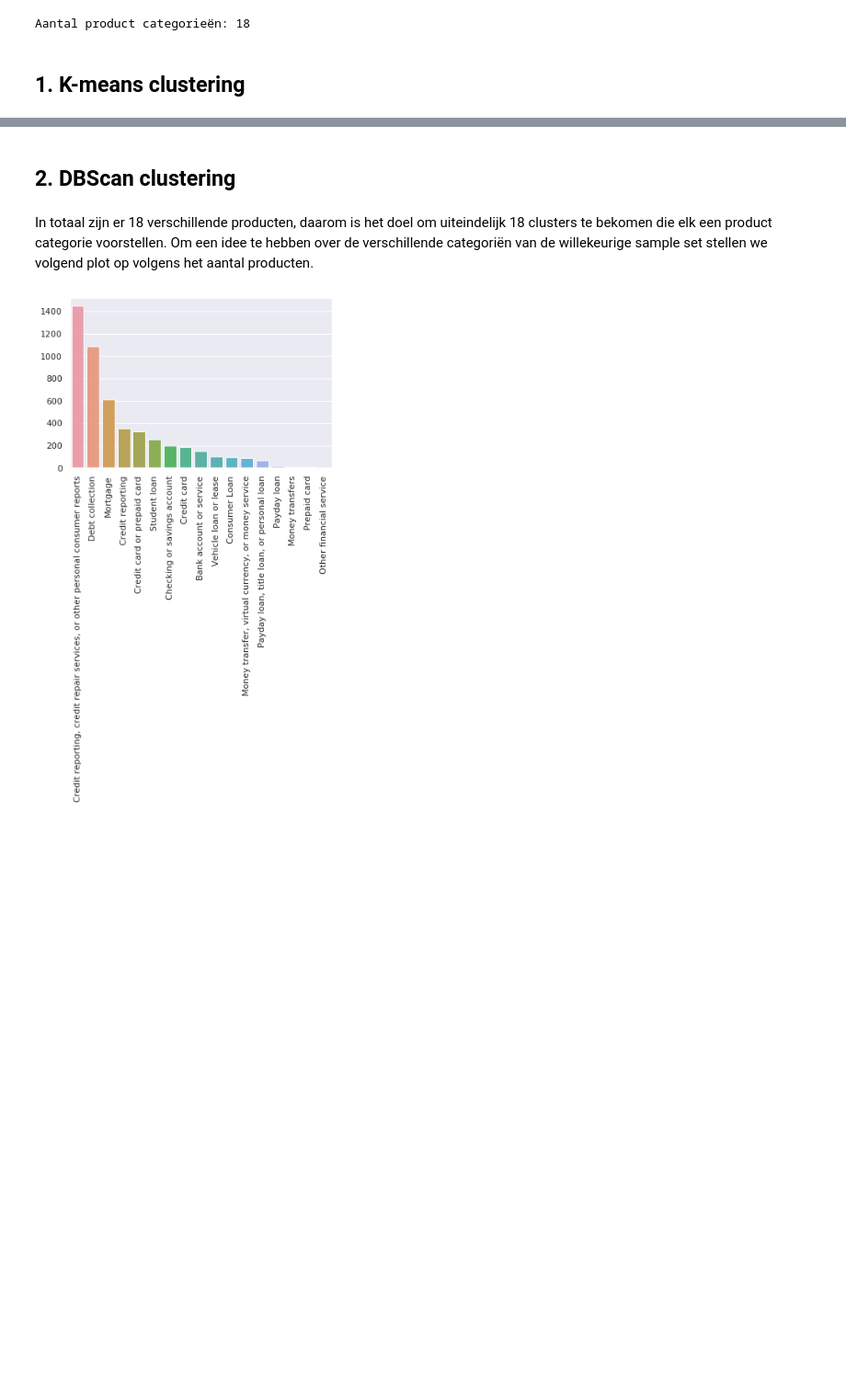
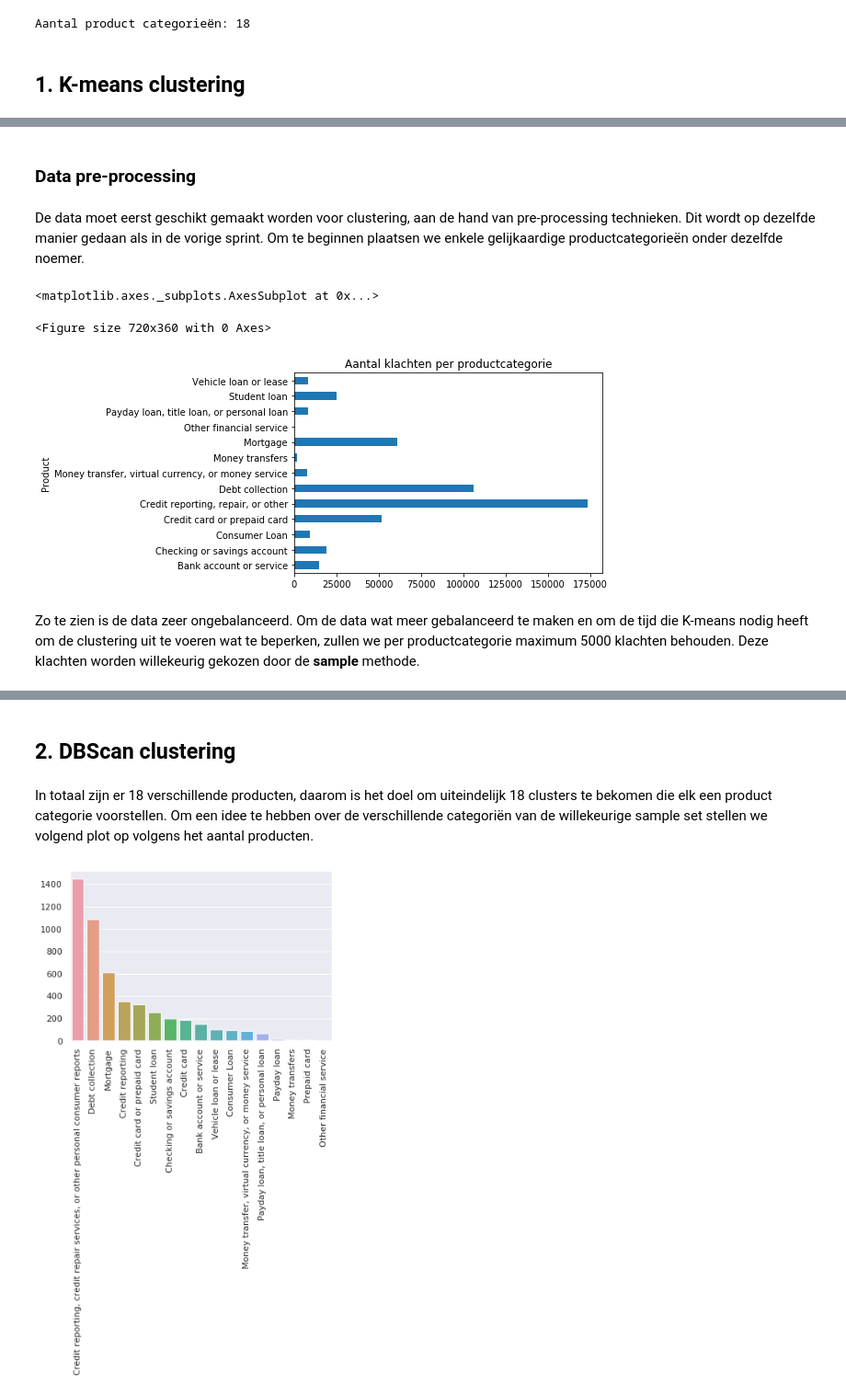
Before and after one commit to WouterStemgee/applied-machine-learning-consumer-complaints-database, a Jupyter notebook: sprint2_unsupervised-learning/sprint2.ipynb, the cells around one changed output, grey strips where cells are left out. Shown at 92% size. Drawn from its saved outputs; the diff is of its cells as text; code cells hidden in the pictures; blank space fills up the shorter version.

Commit message:
Sprint 2 finished

```diff
--- a/sprint2_unsupervised-learning/sprint2.ipynb
+++ b/sprint2_unsupervised-learning/sprint2.ipynb
@@ -40,0 +47,25 @@ Aantal product categorieën: 18
+# %% [markdown]
+### Data pre-processing
+# %% [markdown]
+De data moet eerst geschikt gemaakt worden voor clustering, aan de hand van pre-processing technieken. Dit wordt op dezelfde manier gedaan als in de vorige sprint. Om te beginnen plaatsen we enkele gelijkaardige productcategorieën onder dezelfde noemer.
+# %%
+complaints_df.replace({'Product':
+             {'Credit reporting, credit repair services, or other personal consumer reports':
+              'Credit reporting, repair, or other',
+              'Credit reporting': 'Credit reporting, repair, or other',
+             'Credit card': 'Credit card or prepaid card',
+             'Prepaid card': 'Credit card or prepaid card',
+             'Payday loan': 'Payday loan, title loan, or personal loan',
+             'Money transfer': 'Money transfer, virtual currency, or money service',
+             'Virtual currency': 'Money transfer, virtual currency, or money service'}},
+            inplace= True)
+# %%
+product_counts = pd.DataFrame({'Count': complaints_df.groupby(['Product']).size()})
+fig = plt.figure(figsize=(10, 5))
+product_counts.plot.barh(title="Aantal klachten per productcategorie", legend=None)
+# %% [output]
+<matplotlib.axes._subplots.AxesSubplot at 0x...>
+<Figure size 720x360 with 0 Axes>
+[figure, added]
+# %% [markdown]
+Zo te zien is de data zeer ongebalanceerd. Om de data wat meer gebalanceerd te maken en om de tijd die K-means nodig heeft om de clustering uit te voeren wat te beperken, zullen we per productcategorie maximum 5000 klachten behouden. Deze klachten worden willekeurig gekozen door de **sample** methode.
```
Also changed, not shown: parts of 33 cells of this notebook, 1 other file.
